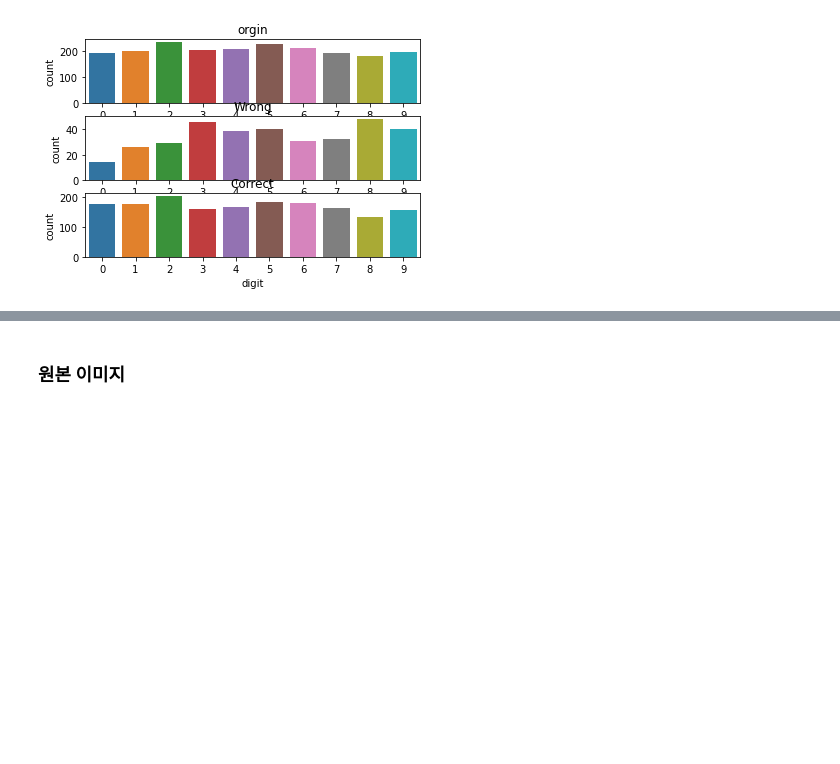
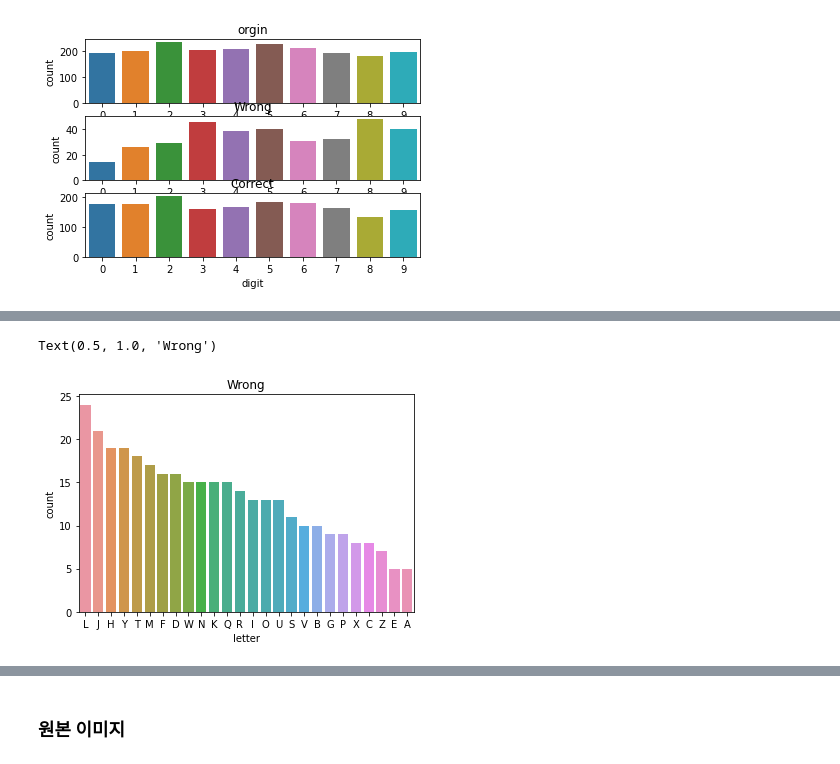
Before and after one commit to JaeHeee/DACON_seub, a Jupyter notebook: KM/Comparing correct and wrong.ipynb, the cells around one changed output, grey strips where cells are left out. Cells and saved outputs as stored; diff of their text form; code cells hidden in the pictures; blank space fills up the shorter version.

```diff
--- a/KM/Comparing correct and wrong.ipynb
+++ b/KM/Comparing correct and wrong.ipynb
@@ -86,7 +87,8 @@ train_label = train[['digit', 'letter']]
 train_img = train_img.values.reshape(-1,28,28,1)
 # %%
 wrong_img = wrong.drop(['letter','id','digit'],axis=1)
-wrong_label = wrong[['digit', 'letter']]
+wrong_digit = wrong['digit']
+wrong_letter = wrong['letter']
 
 wrong_img = wrong_img.values.reshape(-1,28,28,1)
 # %%
@@ -120,0 +117,5 @@ Text(0.5, 1.0, 'Correct')
+# %%
+sns.countplot(wrong_letter,  order = wrong_letter.value_counts().index).set_title('Wrong')
+# %% [output]
+Text(0.5, 1.0, 'Wrong')
+[figure, added]
```
Also changed, not shown: parts of 7 cells of this notebook.
